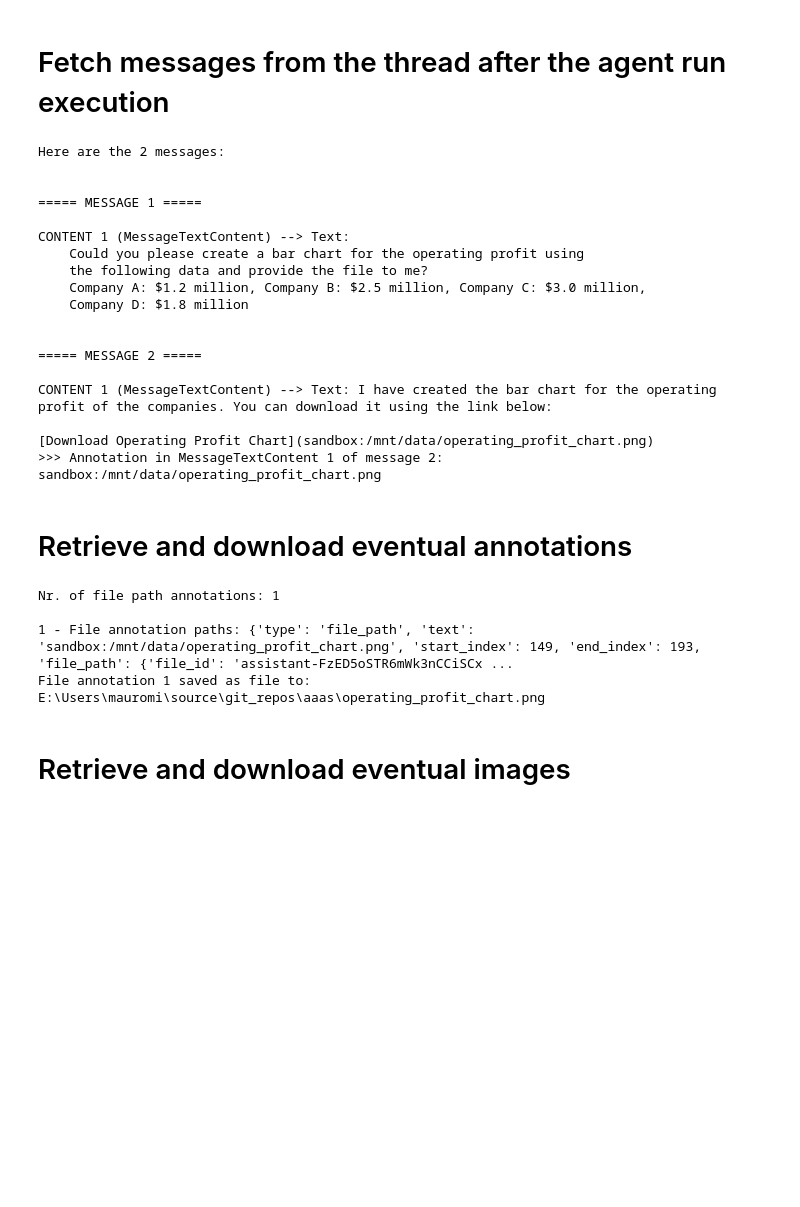
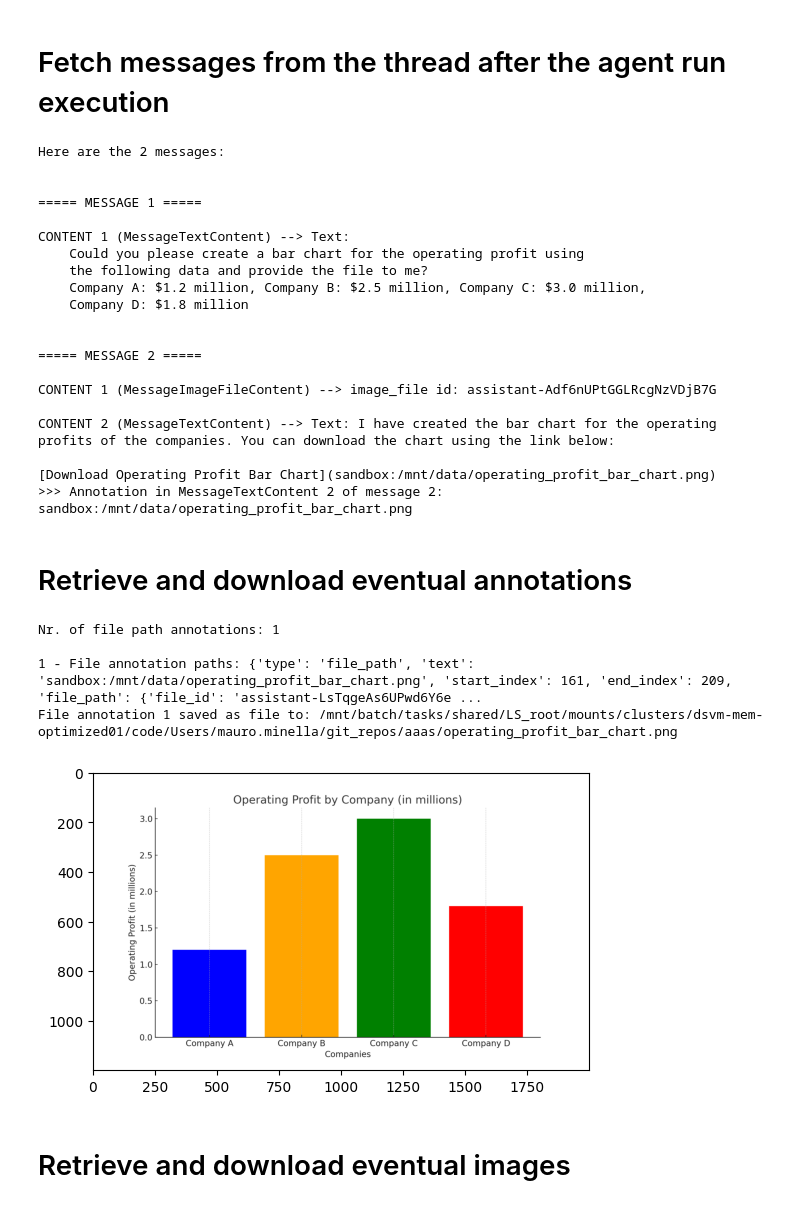
Before and after one commit to maurominella/aaas, a Jupyter notebook: FA01 - CodeInterpreterTool (Python Azure AI Foundry SDK).ipynb, the cells around one changed output. Drawn from its saved outputs; the diff is of its cells as text; code cells hidden in the pictures; blank space fills up the shorter version.

```diff
--- a/FA01 - CodeInterpreterTool (Python Azure AI Foundry SDK).ipynb
+++ b/FA01 - CodeInterpreterTool (Python Azure AI Foundry SDK).ipynb
@@ -39,11 +43,10 @@ os.environ["PROJECT_ENDPOINT"] = "https://mmai-swc-hub01-oais581696736083.servic
 from azure.ai.projects import AIProjectClient
 from azure.identity import DefaultAzureCredential
 
-project_client = AIProjectClient(
+project_client = AIProjectClient.from_connection_string(
     credential=DefaultAzureCredential(),
-    endpoint=os.environ["PROJECT_ENDPOINT"]
+    conn_str=os.environ["PROJECT_CONNECTION_STRING"]
 )
 
-for d in project_client.deployments.list():
-    print(d.name)
+project_client.scope
 # %% [output]
@@ -192,30 +195,34 @@ CONTENT 1 (MessageTextContent) --> Text:
 
 ===== MESSAGE 2 =====
 
-CONTENT 1 (MessageTextContent) --> Text: I have created the bar chart for the operating profit of the companies. You can download it using the link below:
+CONTENT 1 (MessageImageFileContent) --> image_file id: assistant-Adf6nUPtGGLRcgNzVDjB7G
 
-[Download Operating Profit Chart](sandbox:/mnt/data/operating_profit_chart.png)
->>> Annotation in MessageTextContent 1 of message 2: sandbox:/mnt/data/operating_profit_chart.png
+CONTENT 2 (MessageTextContent) --> Text: I have created the bar chart for the operating profits of the companies. You can download the chart using the link below:
+
+[Download Operating Profit Bar Chart](sandbox:/mnt/data/operating_profit_bar_chart.png)
+>>> Annotation in MessageTextContent 2 of message 2: sandbox:/mnt/data/operating_profit_bar_chart.png
 # %% [markdown]
 # Retrieve and download eventual annotations
 # %%
 # messages.file_path_annotations[0].text.split('/')[-1]
 print (f"Nr. of file path annotations: {len(messages.file_path_annotations)}\n")
 
 i=0
 for file_path_annotation in messages.file_path_annotations:
     i += 1
     print(f"{i} - File annotation paths: {file_path_annotation}")
     file_name = file_path_annotation.text.split('/')[-1]
     project_client.agents.save_file(file_id=file_path_annotation.file_path.file_id, file_name=file_name)
-    print(f"File annotation {i} saved as file to: {os.getcwd()}\\{file_name}")
-    image = Image.open(f"{os.getcwd()}\\{file_name}") # Open the image
-    image.show() # Display the image
+    print(f"File annotation {i} saved as file to: {os.getcwd()}/{file_name}")
+    image = mpimg.imread(f"{os.getcwd()}/{file_name}") # read the image
+    plt.imshow(image)
+    plt.show()
 # %% [output]
 Nr. of file path annotations: 1
 
-1 - File annotation paths: {'type': 'file_path', 'text': 'sandbox:/mnt/data/operating_profit_chart.png', 'start_index': 149, 'end_index': 193, 'file_path': {'file_id': 'assistant-FzED5oSTR6mWk3nCCiSCx ...
-File annotation 1 saved as file to: E:\Users\mauromi\source\git_repos\aaas\operating_profit_chart.png
+1 - File annotation paths: {'type': 'file_path', 'text': 'sandbox:/mnt/data/operating_profit_bar_chart.png', 'start_index': 161, 'end_index': 209, 'file_path': {'file_id': 'assistant-LsTqgeAs6UPwd6Y6e ...
+File annotation 1 saved as file to: /mnt/batch/tasks/shared/LS_root/mounts/clusters/dsvm-mem-optimized01/code/Users/mauro.minella/git_repos/aaas/operating_profit_bar_chart.png
+[figure, added]
 # %% [markdown]
 # Retrieve and download eventual images
 # %%
```
Also changed, not shown: parts of 14 cells of this notebook, 4 other files.
